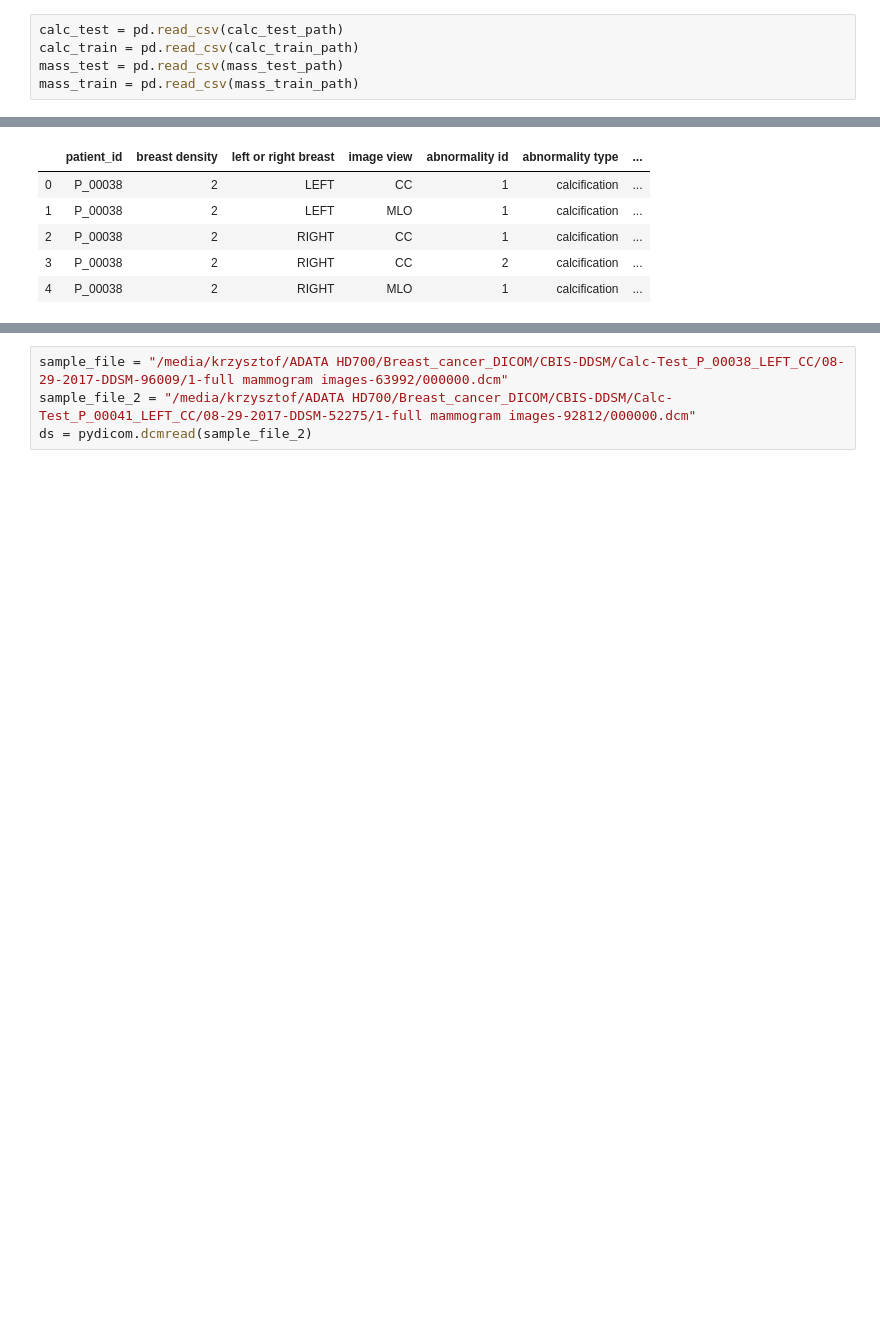
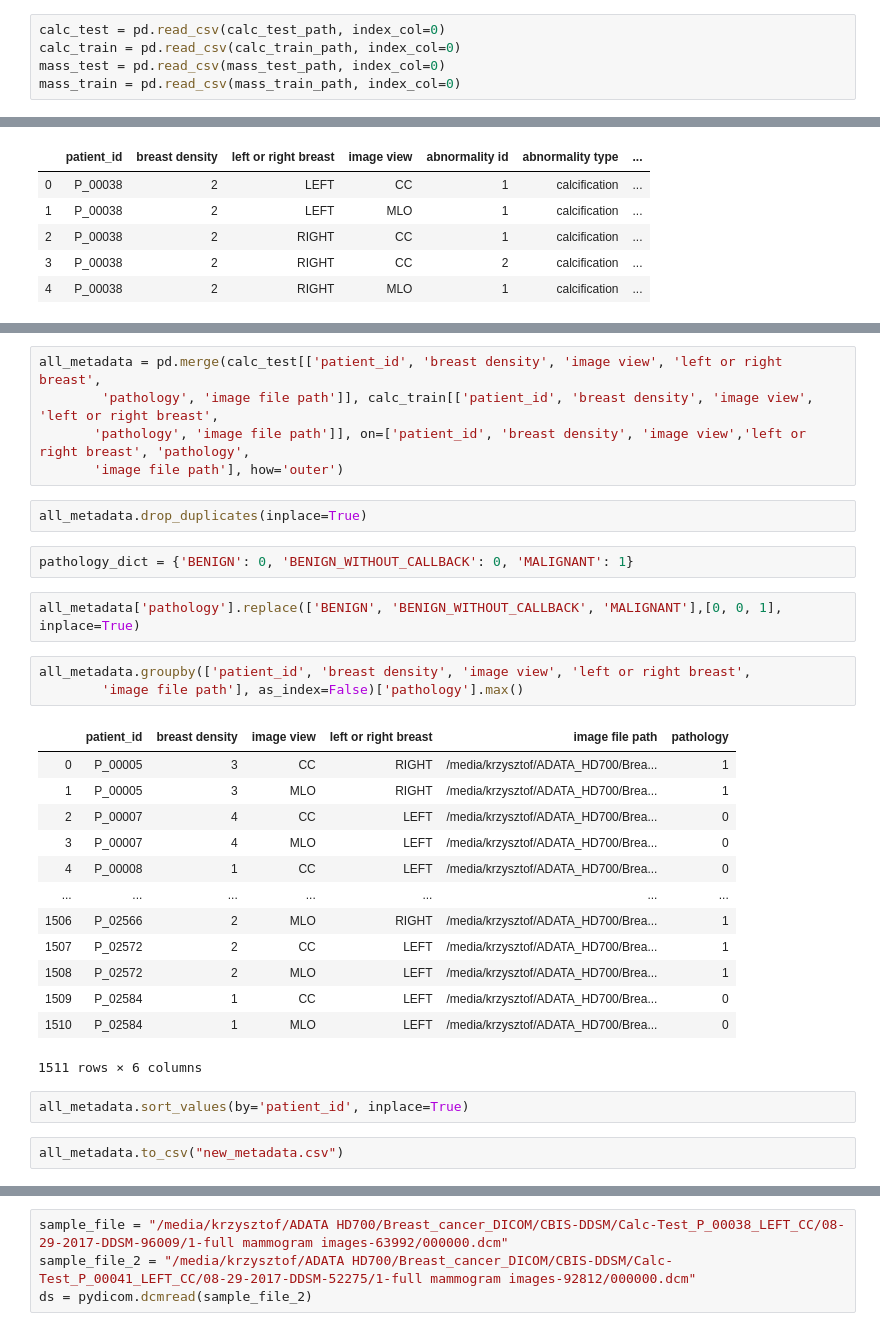
Before and after one commit to kkpalczewski/breast-cancer-research, a Jupyter notebook: src/data_exploration.ipynb, the cells around one changed output, grey strips where cells are left out. Saved outputs shown, nothing was run; the diff lists cells and outputs as text; blank space fills up the shorter version.

Commit message:
Add scripts for downloading .ics files and making full metadata

```diff
--- a/src/data_exploration.ipynb
+++ b/src/data_exploration.ipynb
@@ -11,5 +13,5 @@ mass_train_path = "./data/labels/mass_case_description_train_set.csv"
 # %%
-calc_test = pd.read_csv(calc_test_path)
-calc_train = pd.read_csv(calc_train_path)
-mass_test = pd.read_csv(mass_test_path)
-mass_train = pd.read_csv(mass_train_path)
+calc_test = pd.read_csv(calc_test_path, index_col=0)
+calc_train = pd.read_csv(calc_train_path, index_col=0)
+mass_test = pd.read_csv(mass_test_path, index_col=0)
+mass_train = pd.read_csv(mass_train_path, index_col=0)
@@ -44,0 +35,32 @@ dtype: int64
+# %%
+all_metadata = pd.merge(calc_test[['patient_id', 'breast density', 'image view', 'left or right breast',
+        'pathology', 'image file path']], calc_train[['patient_id', 'breast density', 'image view', 'left or right breast',
+       'pathology', 'image file path']], on=['patient_id', 'breast density', 'image view','left or right breast', 'pathology',
+       'image file path'], how='outer')
+# %%
+all_metadata.drop_duplicates(inplace=True)
+# %%
+pathology_dict = {'BENIGN': 0, 'BENIGN_WITHOUT_CALLBACK': 0, 'MALIGNANT': 1}
+# %%
+all_metadata['pathology'].replace(['BENIGN', 'BENIGN_WITHOUT_CALLBACK', 'MALIGNANT'],[0, 0, 1], inplace=True)
+# %%
+all_metadata.groupby(['patient_id', 'breast density', 'image view', 'left or right breast',
+        'image file path'], as_index=False)['pathology'].max()
+# %% [output]
+|  | patient_id | breast density | image view | left or right breast | image file path | pathology |
+| 0 | P_00005 | 3 | CC | RIGHT | /media/krzysztof/ADATA_HD700/Brea... | 1 |
+| 1 | P_00005 | 3 | MLO | RIGHT | /media/krzysztof/ADATA_HD700/Brea... | 1 |
+| 2 | P_00007 | 4 | CC | LEFT | /media/krzysztof/ADATA_HD700/Brea... | 0 |
+| 3 | P_00007 | 4 | MLO | LEFT | /media/krzysztof/ADATA_HD700/Brea... | 0 |
+| 4 | P_00008 | 1 | CC | LEFT | /media/krzysztof/ADATA_HD700/Brea... | 0 |
+| ... | ... | ... | ... | ... | ... | ... |
+| 1506 | P_02566 | 2 | MLO | RIGHT | /media/krzysztof/ADATA_HD700/Brea... | 1 |
+| 1507 | P_02572 | 2 | CC | LEFT | /media/krzysztof/ADATA_HD700/Brea... | 1 |
+| 1508 | P_02572 | 2 | MLO | LEFT | /media/krzysztof/ADATA_HD700/Brea... | 1 |
+| 1509 | P_02584 | 1 | CC | LEFT | /media/krzysztof/ADATA_HD700/Brea... | 0 |
+| 1510 | P_02584 | 1 | MLO | LEFT | /media/krzysztof/ADATA_HD700/Brea... | 0 |
+1511 rows × 6 columns
+# %%
+all_metadata.sort_values(by='patient_id', inplace=True)
+# %%
+all_metadata.to_csv("new_metadata.csv")
```
Also changed, not shown: parts of 11 cells of this notebook, 4 other files.
